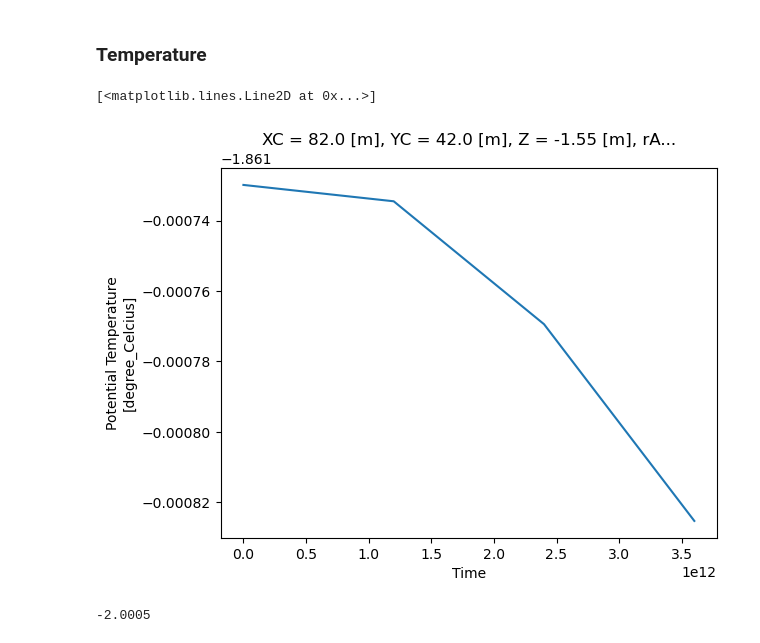
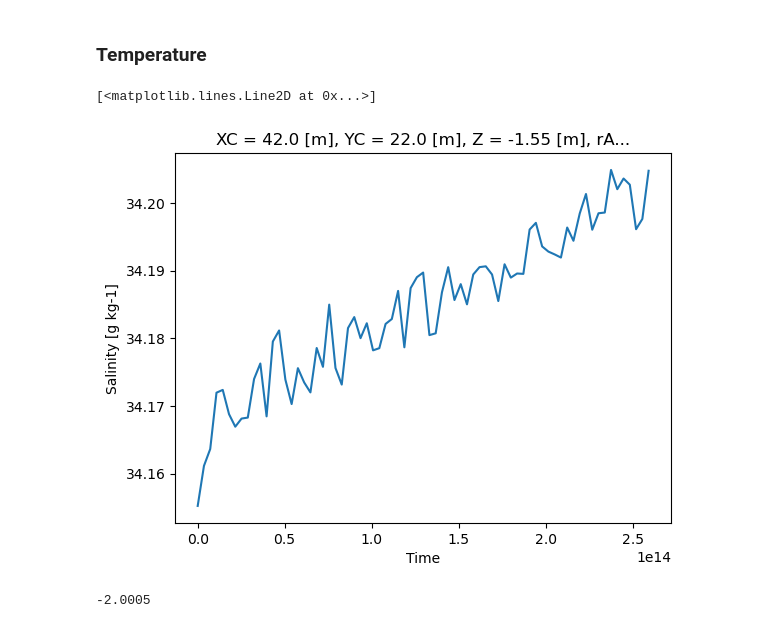
Before and after one commit to marlene-schramm/MSc_data_analysis, a Jupyter notebook: model_output/Look_at_Output.ipynb, the cells around one changed output. Drawn from its saved outputs; the diff is of its cells as text; code cells hidden in the pictures.

```diff
--- a/model_output/Look_at_Output.ipynb
+++ b/model_output/Look_at_Output.ipynb
@@ -22,7 +22,7 @@ import warnings
 # %% [markdown]
 ## Load Output Data
 # %%
-model_run = "MIZ002"
+model_run = "MIZ018"
 delta_t = 4 # time step in seconds
 output_dir = "../../MITgcm/so_plumes/" + model_run
 
@@ -113,10 +133,10 @@ Text(0.5, 0.98, 'Model Run MIZtest\n Center Grid Column')
 # %% [markdown]
 ### Temperature
 # %%
-ds["T"].isel(XC = 20, Z =1, YC = 10).plot()
+ds["S"].isel(XC = 10, Z =1, YC = 5).plot()
 # %% [output]
 [<matplotlib.lines.Line2D at 0x...>]
-[figure, old version]
+[figure, new version]
 # %%
 print(ds["T"].min().values)
 ds["T"].isel(XC = 8, Z =0, YC = 15).values
```
Also changed, not shown: parts of 6 cells of this notebook.
